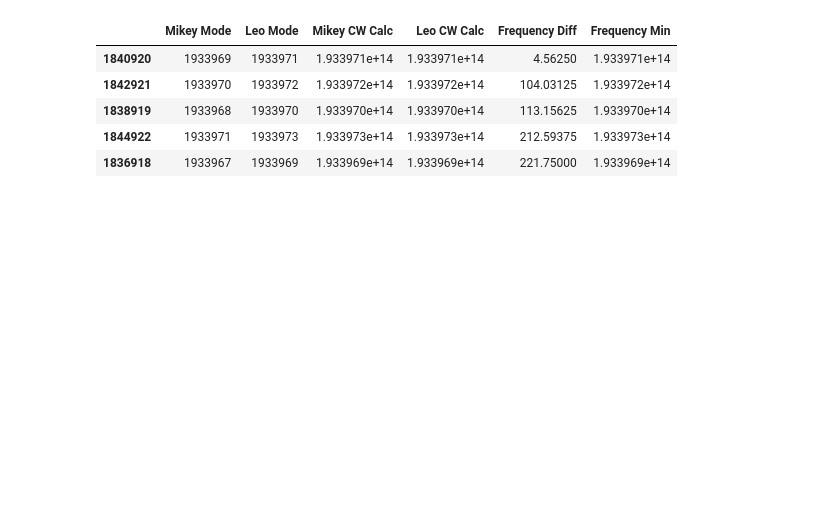
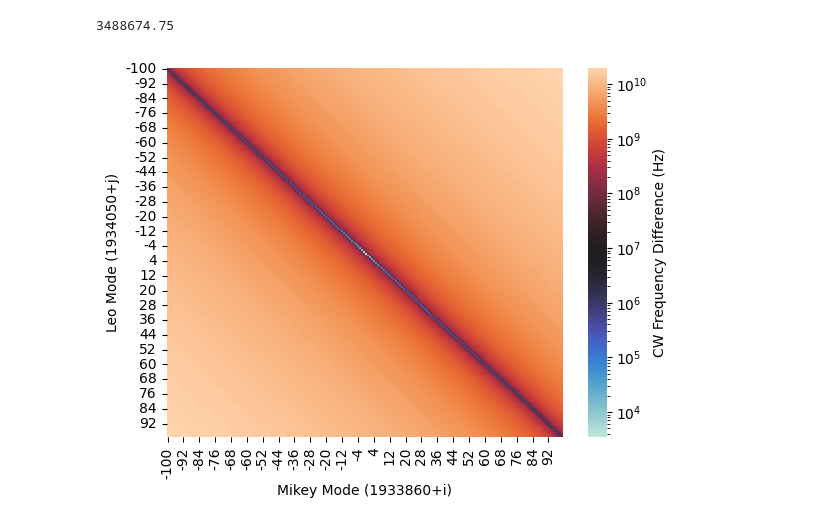
Before and after one commit to Seabear-attack/dev-table, a Jupyter notebook: Dual Comb/mode_no.ipynb, the cells around one changed output. Drawn from its saved outputs; the diff is of its cells as text; code cells hidden in the pictures; blank space fills up the shorter version.

Commit message:
Update mode no calcs

```diff
--- a/Dual Comb/mode_no.ipynb
+++ b/Dual Comb/mode_no.ipynb
@@ -1,53 +1,51 @@
 # %%
-from numpy import arange
+from numpy import arange,log
 import matplotlib.pyplot as plt
 from matplotlib.colors import LogNorm
 import pandas as pd
 import seaborn as sns
 
 f_appr = 193.405059 * 1e12
 
-fr_m = 1e8 + 122.793
+fr_m = 1e8 + 9896.007
 fb_m = -40e6
 f0_m = -35e6
 
-fr_l = 1e8 + 14.208
-fb_l = -30e6
+fr_l = 1e8 + 34.895
+fb_l = 30e6
 f0_l = -35e6
 
 n_appr_m = round((f_appr - f0_m - fb_m) / fr_m)
 n_appr_l = round((f_appr - f0_l - fb_l) / fr_l)
 
-search_range = arange(-1000,1000)
+search_range = arange(-100,100)
 
 freqs = []
 for n_m in n_appr_m + search_range:
     for n_l in n_appr_l + search_range:
         f_cw_m = n_m * fr_m + fb_m + f0_m
         f_cw_l = n_l * fr_l + fb_l + f0_l
         f_diff = abs(f_cw_m - f_cw_l)
         f_min = min(f_cw_m, f_cw_l)
-        freqs.append((n_m, n_l, f_cw_m, f_cw_l, f_diff, f_min))
+        # freqs.append((n_m, n_l, f_cw_m, f_cw_l, f_diff, f_min))
+        freqs.append((n_m-n_appr_m, n_l-n_appr_l, f_cw_m, f_cw_l, f_diff, f_min))
 
 df = pd.DataFrame(freqs, columns=['Mikey Mode',
                                   'Leo Mode',
                                   'Mikey CW Calc',
                                   'Leo CW Calc',
                                   'Frequency Diff',
                                   'Frequency Min'])
 
-df.sort_values(by='Frequency Diff')[:5]
-# pivot = df.pivot(index='Mikey Mode', columns='Leo Mode', values='Frequency Diff')
-# sns.heatmap(pivot, norm=LogNorm())
-# plt.xlabel('Mikey Mode')
-# plt.ylabel('Leo Mode')
-# plt.title('Predicted CW Frequency Difference')
-# plt.show()
+sorted = df.sort_values(by='Frequency Diff')[:5]
+print(abs(f_appr-df.loc[df['Frequency Diff'].idxmin(), "Frequency Min"]))
+pivot = df.pivot(index='Mikey Mode', columns='Leo Mode', values='Frequency Diff')
+sns.heatmap(pivot, norm=LogNorm(), cmap='icefire', cbar_kws={'label':'CW Frequency Difference (Hz)'})
+plt.xlabel(f'Mikey Mode ({n_appr_m}+i)')
+plt.ylabel(f'Leo Mode ({n_appr_l}+j)')
+plt.title('')
+plt.show()
 # %% [output]
-|  | Mikey Mode | Leo Mode | Mikey CW Calc | Leo CW Calc | Frequency Diff | Frequency Min |
-| 1840920 | 1933969 | 1933971 | 1.933971e+14 | 1.933971e+14 | 4.56250 | 1.933971e+14 |
-| 1842921 | 1933970 | 1933972 | 1.933972e+14 | 1.933972e+14 | 104.03125 | 1.933972e+14 |
-| 1838919 | 1933968 | 1933970 | 1.933970e+14 | 1.933970e+14 | 113.15625 | 1.933970e+14 |
-| 1844922 | 1933971 | 1933973 | 1.933973e+14 | 1.933973e+14 | 212.59375 | 1.933973e+14 |
-| 1836918 | 1933967 | 1933969 | 1.933969e+14 | 1.933969e+14 | 221.75000 | 1.933969e+14 |
+3488674.75
+[figure, added]
 # %%
```
Also changed, not shown: parts of 4 cells of this notebook, 2 other files.
